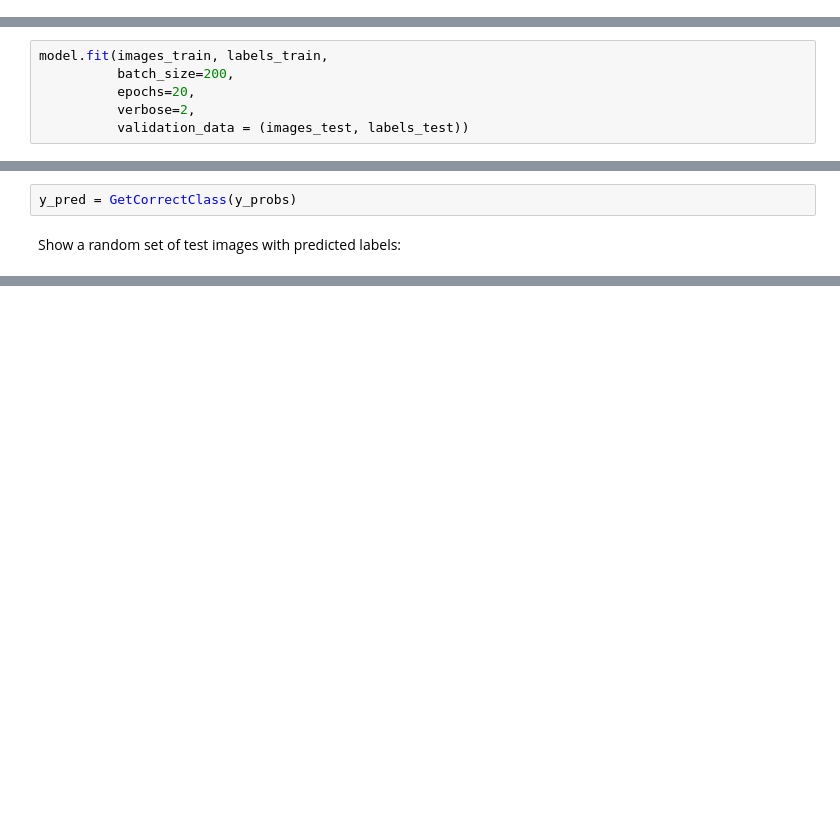
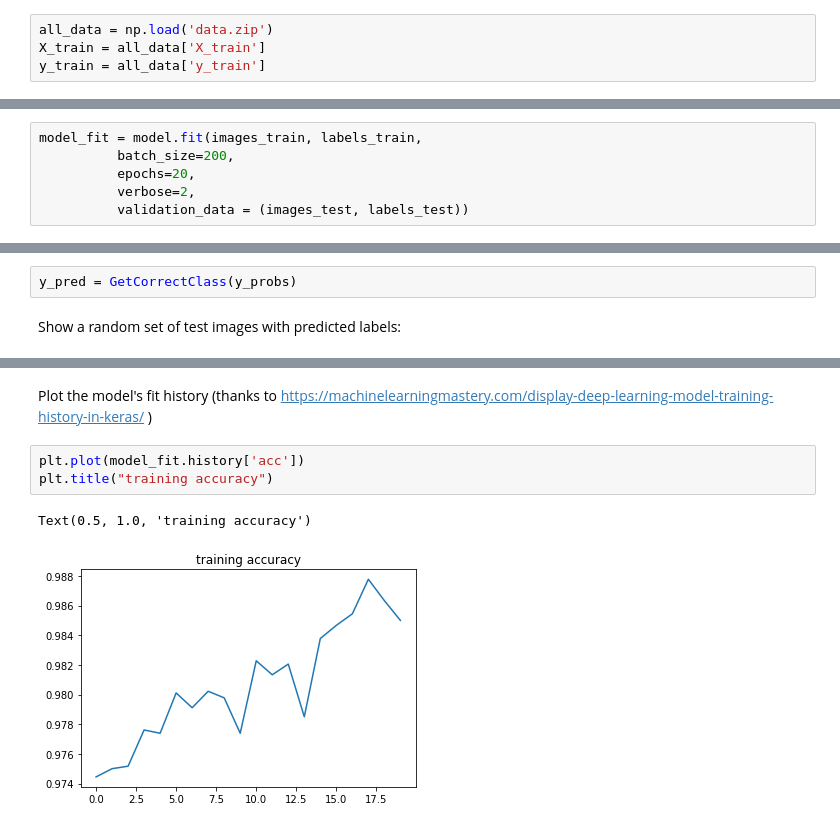
Before and after one commit to r-build/fashionMNIST-classify, a Jupyter notebook: fashionMNIST-simpleneuralnetwork.ipynb, the cells around one changed output, grey strips where cells are left out. Saved outputs shown, nothing was run; the diff lists cells and outputs as text; blank space fills up the shorter version.

Commit message:
Add accuracy and loss plots to notebook. Fix data loading from new data.zip file.

```diff
--- a/fashionMNIST-simpleneuralnetwork.ipynb
+++ b/fashionMNIST-simpleneuralnetwork.ipynb
@@ -24,2 +20,6 @@ X_test =  np.load("data/X_test.npy")
+# %%
+all_data = np.load('data.zip')
+X_train = all_data['X_train']
+y_train = all_data['y_train']
 # %%
 print("X_train shape: ", X_train.shape, "y_train shape: ", y_train.shape)
@@ -150,7 +145,7 @@ Batch size should be large and divide into the training set size exactly (for sp
 
 Show validation data output as well as training accuracy, because a neural network can easily converge to an overfitted solution that is excellent on the training set and rubbbish on the test set.
 # %%
-model.fit(images_train, labels_train,
+model_fit = model.fit(images_train, labels_train,
           batch_size=200,
           epochs=20,
           verbose=2,
@@ -237,0 +232,8 @@ for i in range(0, grid_len):
+# %% [markdown]
+Plot the model's fit history (thanks to https://machinelearningmastery.com/display-deep-learning-model-training-history-in-keras/ )
+# %%
+plt.plot(model_fit.history['acc'])
+plt.title("training accuracy")
+# %% [output]
+Text(0.5, 1.0, 'training accuracy')
+[figure, added]
```
Also changed, not shown: parts of 13 cells of this notebook, 1 other file.
